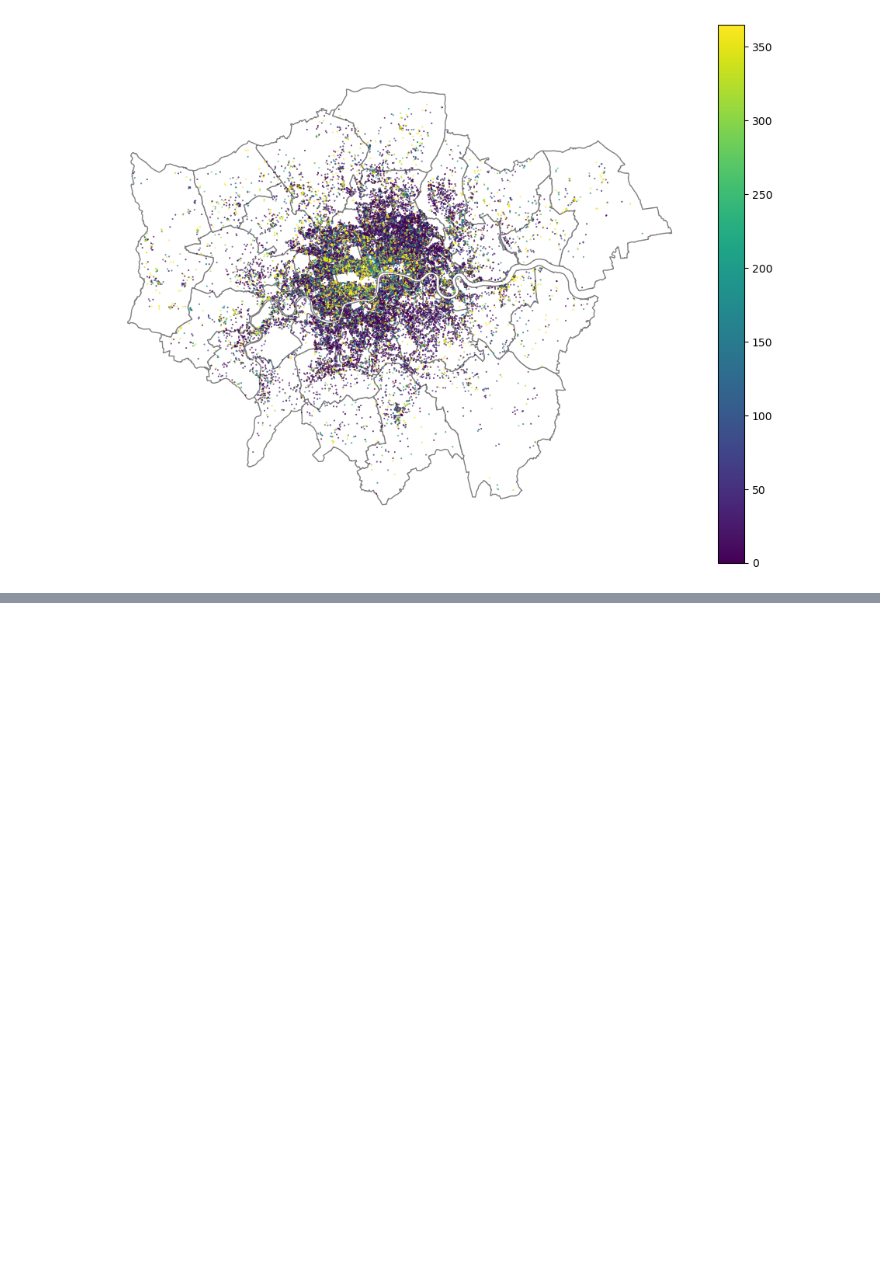
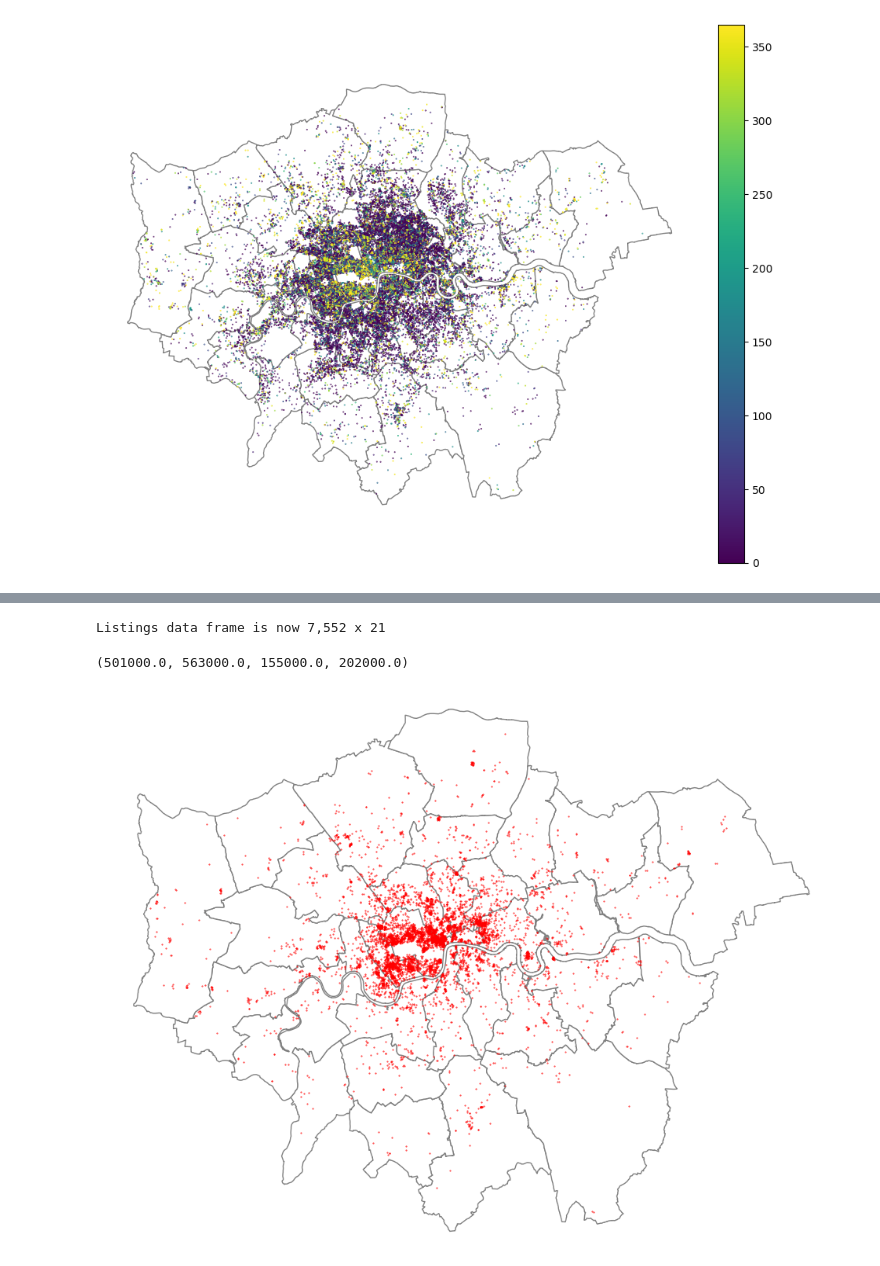
Before and after one commit to signesw/i2p_coursework, a Jupyter notebook: Data_Led_Policy_or_Marketing_Brief.ipynb, the cells around one changed output, grey strips where cells are left out. Drawn from its saved outputs; the diff is of its cells as text; code cells hidden in the pictures; blank space fills up the shorter version.

```diff
--- a/Data_Led_Policy_or_Marketing_Brief.ipynb
+++ b/Data_Led_Policy_or_Marketing_Brief.ipynb
@@ -299,0 +355,21 @@ plt.axis('off')
+# %%
+multlist=highavailability[highavailability.calculated_host_listings_count > 1]
+print(f"Listings data frame is now {multlist.shape[0]:,} x {multlist.shape[1]}")
+# %% [output]
+Listings data frame is now 7,552 x 21
+# %%
+#Plot
+
+fig, ax = plt.subplots(1,1, figsize=(12,9))
+
+# Plot both to the same axes
+London.plot(ax=ax,edgecolor="gray", facecolor="white", linewidth=1)
+multlist.plot(ax=ax,color="red", alpha=0.9, markersize=0.2,legend=True)
+
+# Set the limits
+ax.set_xlim(501000,563000)
+ax.set_ylim(155000,202000)
+plt.axis('off')
+# %% [output]
+(501000.0, 563000.0, 155000.0, 202000.0)
+[figure, added]
```
Also changed, not shown: parts of 14 cells of this notebook.
